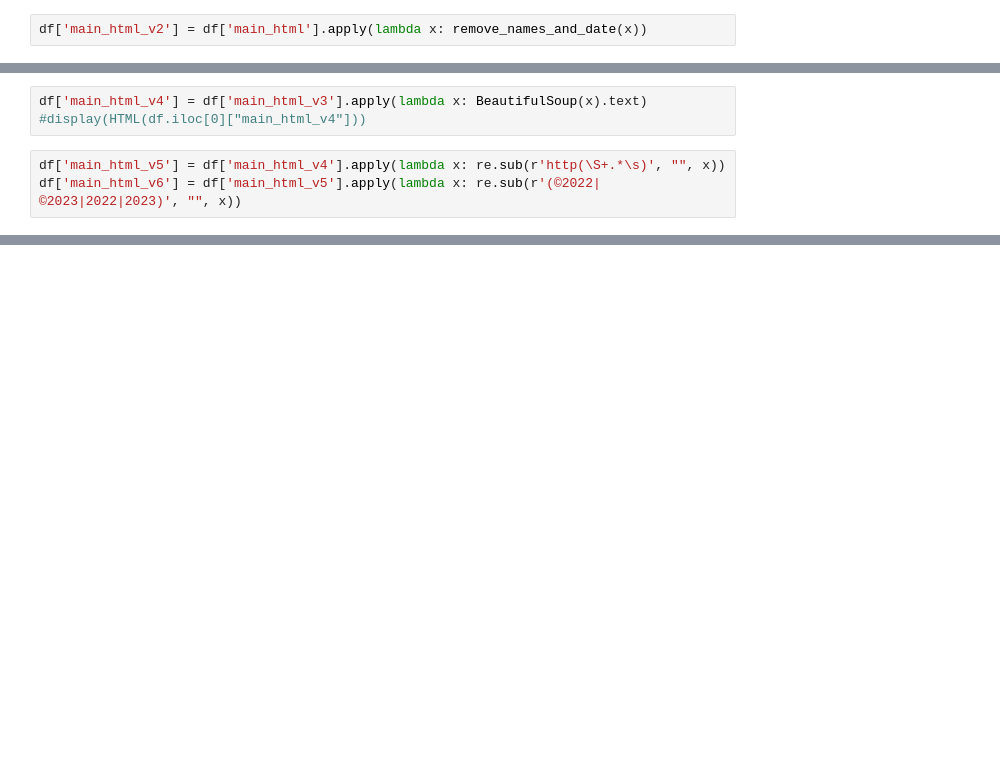
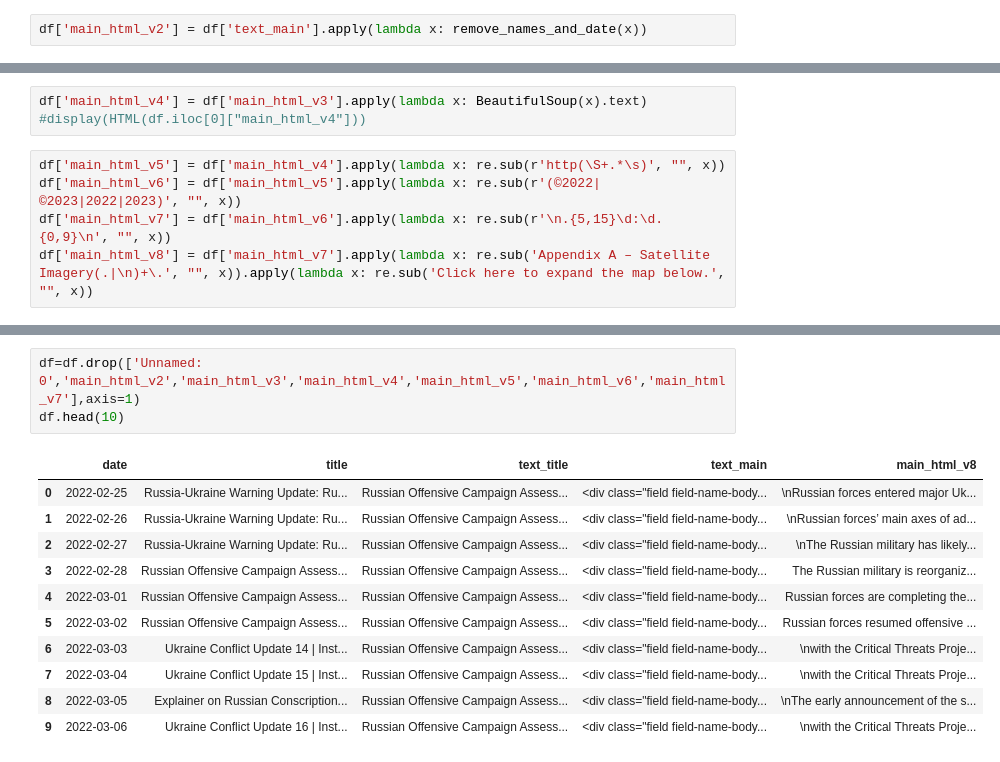
Before and after one commit to Bohdanken/Proga, a Jupyter notebook: 2_isw_reports_preparetion.ipynb, the cells around one changed output, grey strips where cells are left out. Drawn from its saved outputs; the diff is of its cells as text; blank space fills up the shorter version.

```diff
--- a/2_isw_reports_preparetion.ipynb
+++ b/2_isw_reports_preparetion.ipynb
@@ -68,6 +75,6 @@ def remove_names_and_date(page_html_text):
 
     return page_html_text
 # %%
-df['main_html_v2'] = df['main_html'].apply(lambda x: remove_names_and_date(x))
+df['main_html_v2'] = df['text_main'].apply(lambda x: remove_names_and_date(x))
 # %%
 
@@ -85,4 +92,6 @@ df['main_html_v4'] = df['main_html_v3'].apply(lambda x: BeautifulSoup(x).text)
 # %%
 df['main_html_v5'] = df['main_html_v4'].apply(lambda x: re.sub(r'http(\S+.*\s)', "", x))
 df['main_html_v6'] = df['main_html_v5'].apply(lambda x: re.sub(r'(©2022|©2023|2022|2023)', "", x))
+df['main_html_v7'] = df['main_html_v6'].apply(lambda x: re.sub(r'\n.{5,15}\d:\d.{0,9}\n', "", x))
+df['main_html_v8'] = df['main_html_v7'].apply(lambda x: re.sub('Appendix A – Satellite Imagery(.|\n)+\.', "", x)).apply(lambda x: re.sub('Click here to expand the map below.', "", x))
 # %%
@@ -91,0 +117,15 @@ Click here to see ISW’s interactive map of the Russian invasion of Ukraine. Th
+# %%
+df=df.drop(['Unnamed: 0','main_html_v2','main_html_v3','main_html_v4','main_html_v5','main_html_v6','main_html_v7'],axis=1)
+df.head(10)
+# %% [output]
+|  | date | title | text_title | text_main | main_html_v8 |
+| 0 | 2022-02-25 | Russia-Ukraine Warning Update: Ru... | Russian Offensive Campaign Assess... | <div class="field field-name-body... | \nRussian forces entered major Uk... |
+| 1 | 2022-02-26 | Russia-Ukraine Warning Update: Ru... | Russian Offensive Campaign Assess... | <div class="field field-name-body... | \nRussian forces’ main axes of ad... |
+| 2 | 2022-02-27 | Russia-Ukraine Warning Update: Ru... | Russian Offensive Campaign Assess... | <div class="field field-name-body... | \nThe Russian military has likely... |
+| 3 | 2022-02-28 | Russian Offensive Campaign Assess... | Russian Offensive Campaign Assess... | <div class="field field-name-body... | The Russian military is reorganiz... |
+| 4 | 2022-03-01 | Russian Offensive Campaign Assess... | Russian Offensive Campaign Assess... | <div class="field field-name-body... | Russian forces are completing the... |
+| 5 | 2022-03-02 | Russian Offensive Campaign Assess... | Russian Offensive Campaign Assess... | <div class="field field-name-body... | Russian forces resumed offensive ... |
+| 6 | 2022-03-03 | Ukraine Conflict Update 14 | Inst... | Russian Offensive Campaign Assess... | <div class="field field-name-body... | \nwith the Critical Threats Proje... |
+| 7 | 2022-03-04 | Ukraine Conflict Update 15 | Inst... | Russian Offensive Campaign Assess... | <div class="field field-name-body... | \nwith the Critical Threats Proje... |
+| 8 | 2022-03-05 | Explainer on Russian Conscription... | Russian Offensive Campaign Assess... | <div class="field field-name-body... | \nThe early announcement of the s... |
+| 9 | 2022-03-06 | Ukraine Conflict Update 16 | Inst... | Russian Offensive Campaign Assess... | <div class="field field-name-body... | \nwith the Critical Threats Proje... |
```
Also changed, not shown: parts of 9 cells of this notebook, 5 other files.
